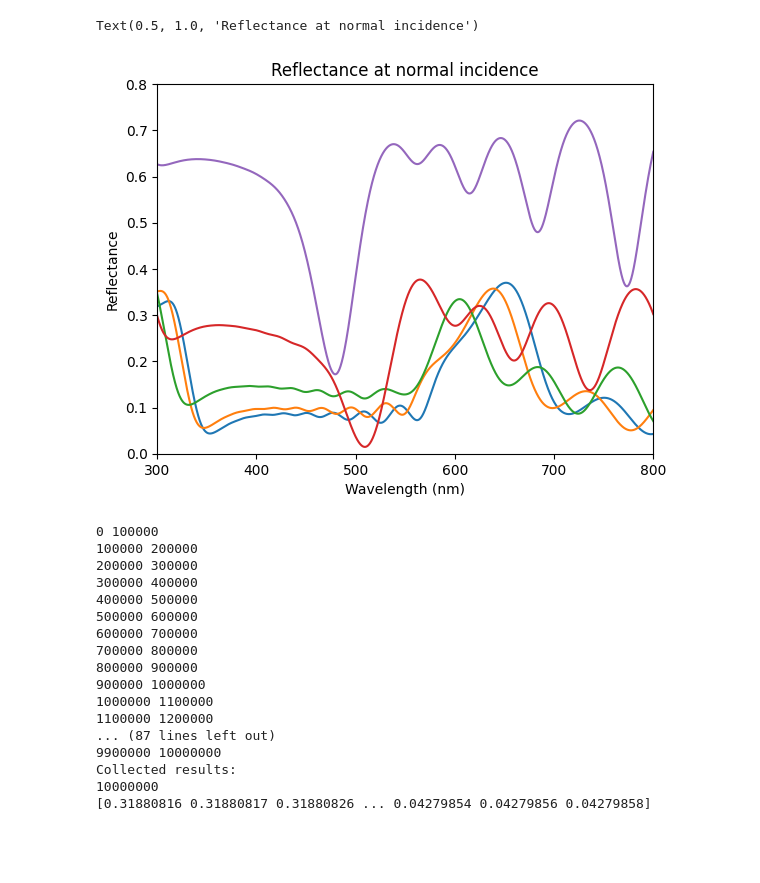
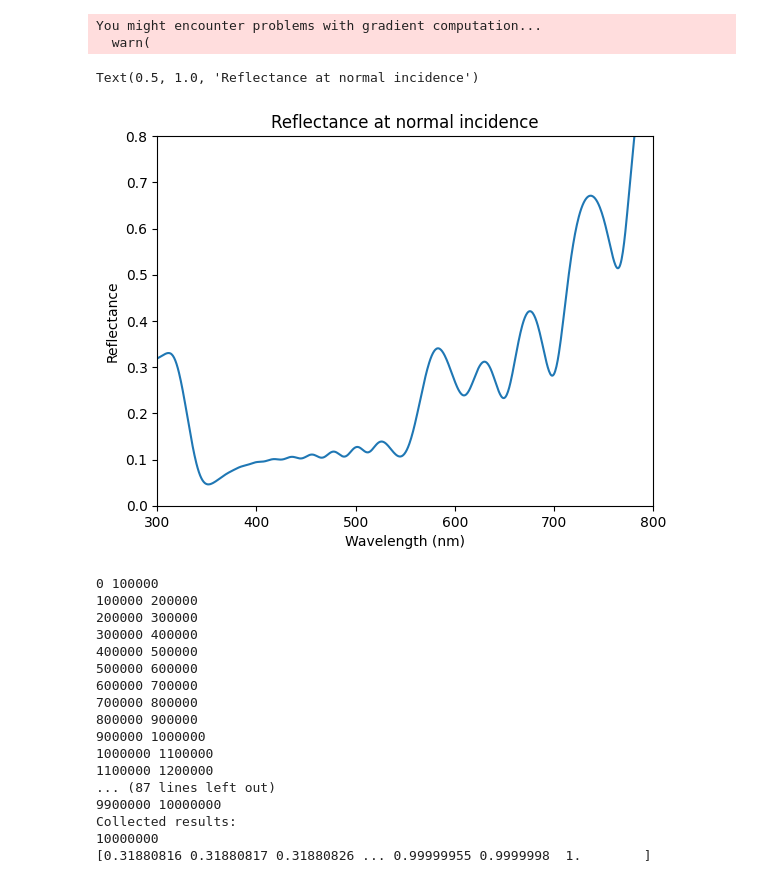
Before and after one commit to wet-dog/calypte_py, a Jupyter notebook: tmm_calc.ipynb, the cells around one changed output. Cells and saved outputs as stored; diff of their text form; code cells hidden in the pictures; blank space fills up the shorter version.

Commit message:
Initial integration of thetas and mitsuba test

```diff
--- a/tmm_calc.ipynb
+++ b/tmm_calc.ipynb
@@ -136,32 +136,29 @@ def calc_layers(wavelengths):
     layers_indices[layers[:, 0] == Material.MELANIN_MEMBRANE] = melanosome_membrane_indices
     layers_indices[layers[:, 0] == Material.MELANIN_INTERNAL] = melanosome_internal_indices
 
-    return layers[:, 1], layers_indices
+    return layers[:, 1].astype(np.float32), layers_indices
 # %%
 wavelengths = np.linspace(300, 800, 800)
-thetas = np.deg2rad(np.arange(0, 90, 20))
 
 d_list, n_list = calc_layers(wavelengths)
 
-d_list = np.expand_dims(d_list, axis=0).astype(np.float32)
-n_list = np.expand_dims(n_list, axis=0)
+polarization = "s"
 
-polarization = "s"
+thetas = np.deg2rad(np.linspace(0, 90, 800))
+
 O = coh_tmm(polarization, n_list, d_list, thetas, wavelengths, device="cpu")
 
-plt.figure()
-
-for i in range(thetas.shape[0]):
-    plt.plot(wavelengths, O["R"][0, i, :])
-
+plt.plot(wavelengths, O["R"])
 plt.xlabel("Wavelength (nm)")
 plt.ylabel("Reflectance")
 plt.xlim(300, 800)
 plt.ylim(0, 0.8)
 plt.title("Reflectance at normal incidence")
 # %% [output]
-Text(0.5, 1.0, 'Reflectance at normal incidence')
+You might encounter problems with gradient computation...
+  warn(
+Text(0.5, 1.0, 'Reflectance at normal incidence')
-[figure, old version]
+[figure, new version]
 # %%
 results = []
 wavelength_count = 10000000
@@ -169,6 +166,7 @@ optimal_count = 100000
 divisor = wavelength_count // optimal_count
 step = wavelength_count // divisor
 wavelengths_total = np.linspace(300, 800, wavelength_count)
+thetas_total = np.deg2rad(np.linspace(0, 90, wavelength_count))
 for i in range(divisor):
     start = step * i
     end = step * (i + 1)
@@ -179,15 +177,12 @@ for i in range(divisor):
     print(start, end)
 
     wavelengths = wavelengths_total[start:end]
-    thetas = np.deg2rad([0])
+    thetas = thetas_total[start:end]
 
     d_list, n_list = calc_layers(wavelengths)
 
-    d_list = np.expand_dims(d_list, axis=0).astype(np.float32)
-    n_list = np.expand_dims(n_list, axis=0)
-
     polarization = "s"
-    O = coh_tmm(polarization, n_list, d_list, thetas, wavelengths, device="cuda")
+    O = coh_tmm(polarization, n_list, d_list, thetas, wavelengths, device="cpu")
 
     results.extend(O["R"].ravel())
 
@@ -212,4 +207,4 @@ print(results)
 9900000 10000000
 Collected results:
 10000000
-[0.31880816 0.31880817 0.31880826 ... 0.04279854 0.04279856 0.04279858]
+[0.31880816 0.31880817 0.31880826 ... 0.99999955 0.9999998  1.        ]
```
Also changed, not shown: 1 other file.
